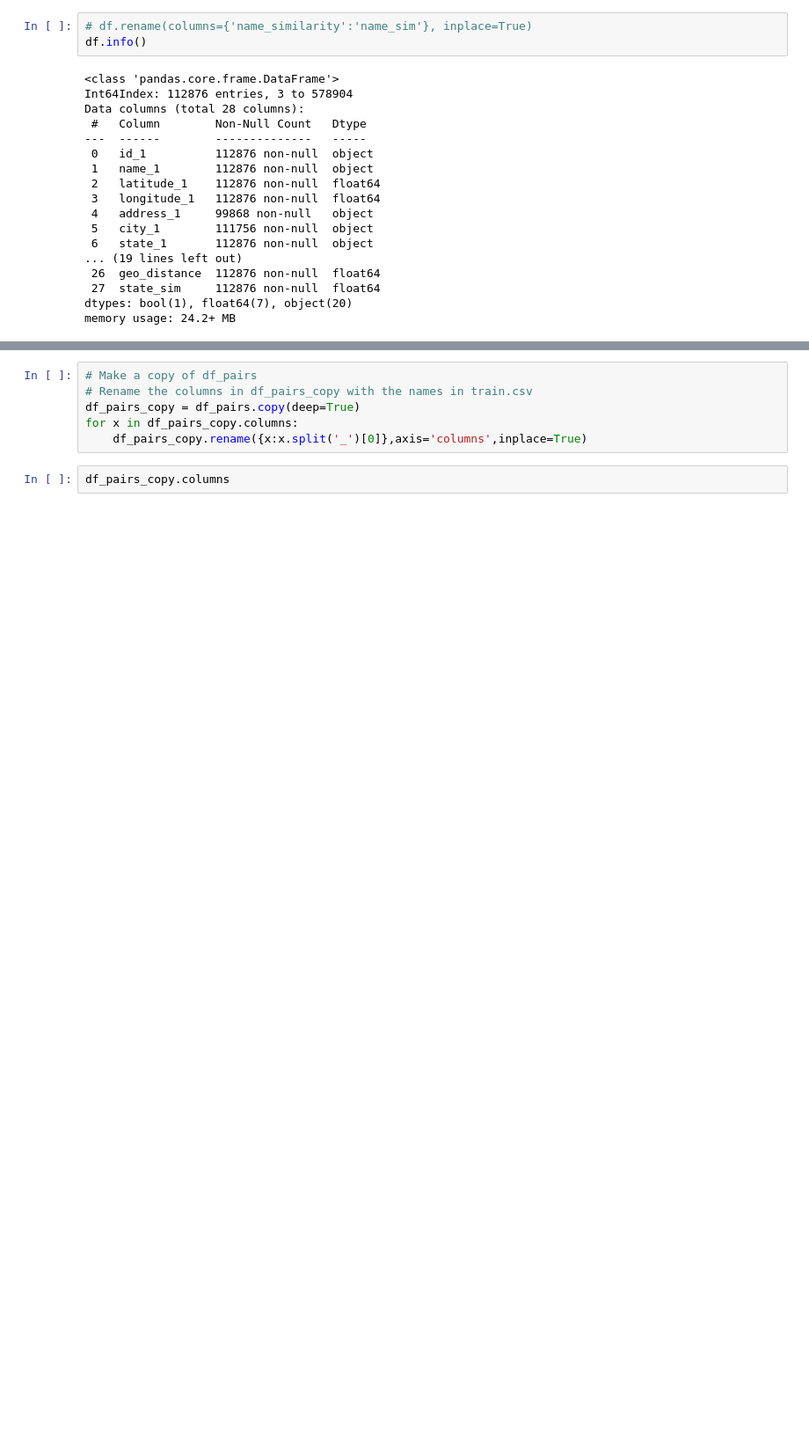
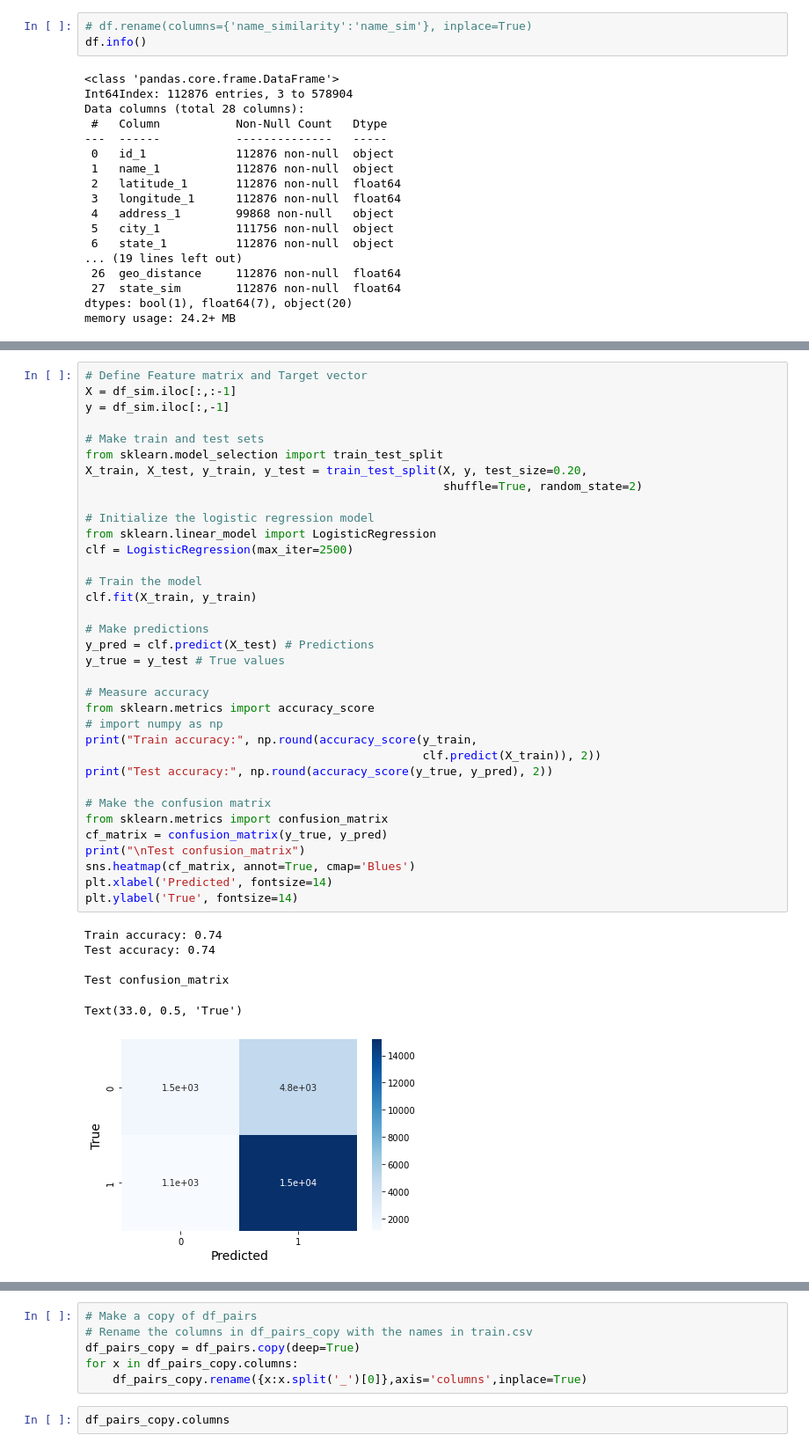
Before and after one commit to gormantt/foursquare-location-matching, a Jupyter notebook: cao_code/4sq-EDA1.ipynb, the cells around one changed output, grey strips where cells are left out. Shown at 88% size. Saved outputs shown, nothing was run; the diff lists cells and outputs as text; blank space fills up the shorter version.

```diff
--- a/cao_code/4sq-EDA1.ipynb
+++ b/cao_code/4sq-EDA1.ipynb
@@ -771,0 +923,42 @@ df.to_csv('./data/pairs_us_sim.csv')
+# %%
+# Define Feature matrix and Target vector
+X = df_sim.iloc[:,:-1]
+y = df_sim.iloc[:,-1]
+
+# Make train and test sets
+from sklearn.model_selection import train_test_split
+X_train, X_test, y_train, y_test = train_test_split(X, y, test_size=0.20,
+                                                    shuffle=True, random_state=2)
+
+# Initialize the logistic regression model
+from sklearn.linear_model import LogisticRegression
+clf = LogisticRegression(max_iter=2500)
+
+# Train the model
+clf.fit(X_train, y_train)
+
+# Make predictions
+y_pred = clf.predict(X_test) # Predictions
+y_true = y_test # True values
+
+# Measure accuracy
+from sklearn.metrics import accuracy_score
+# import numpy as np
+print("Train accuracy:", np.round(accuracy_score(y_train,
+                                                 clf.predict(X_train)), 2))
+print("Test accuracy:", np.round(accuracy_score(y_true, y_pred), 2))
+
+# Make the confusion matrix
+from sklearn.metrics import confusion_matrix
+cf_matrix = confusion_matrix(y_true, y_pred)
+print("\nTest confusion_matrix")
+sns.heatmap(cf_matrix, annot=True, cmap='Blues')
+plt.xlabel('Predicted', fontsize=14)
+plt.ylabel('True', fontsize=14)
+# %% [output]
+Train accuracy: 0.74
+Test accuracy: 0.74
+
+Test confusion_matrix
+Text(33.0, 0.5, 'True')
+[figure, added]
```
Also changed, not shown: parts of 36 cells of this notebook.
